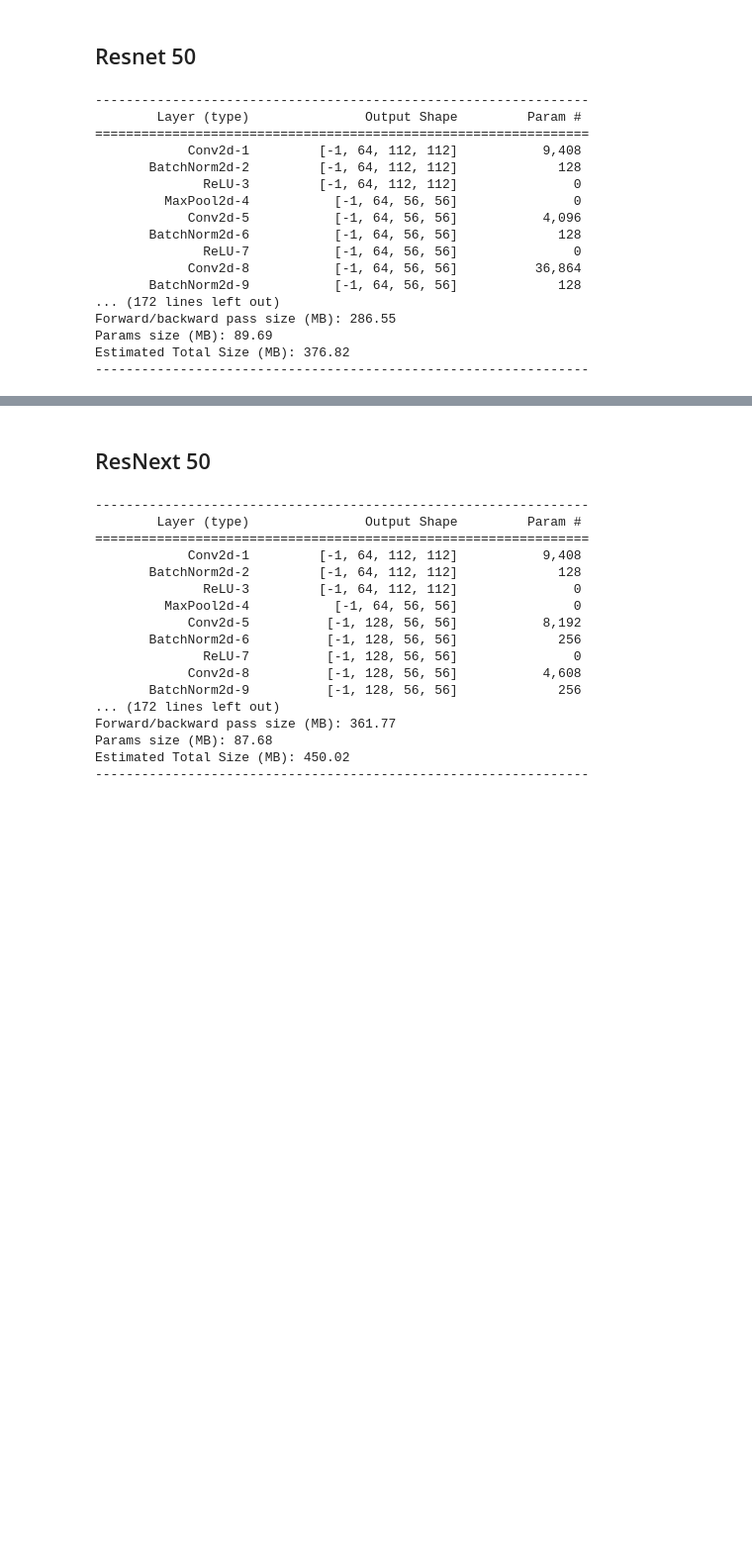
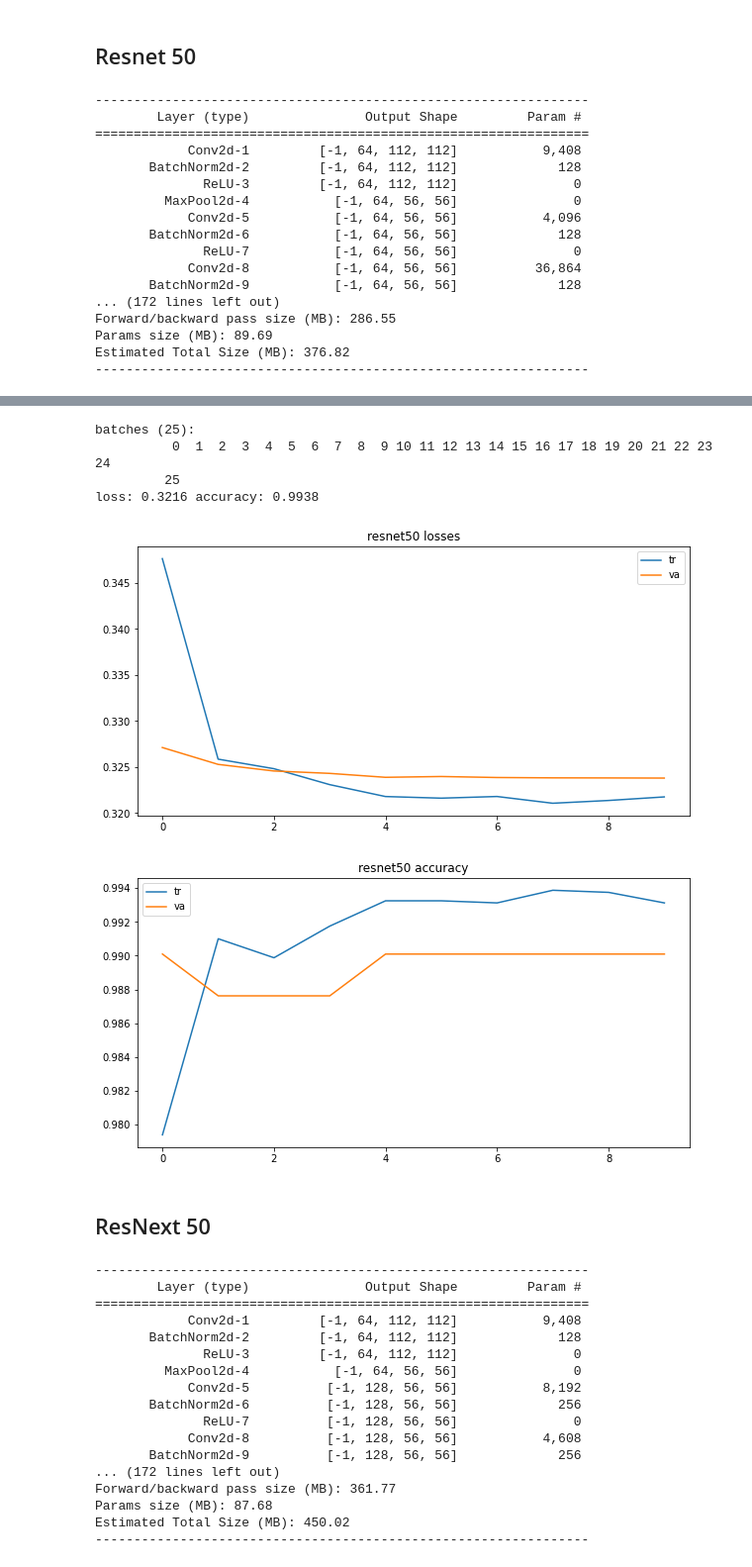
Before and after one commit to 18alantom/sc_challenges, a Jupyter notebook: week_2/Week 2 - Challenge 2.ipynb, the cells around one changed output, grey strips where cells are left out. Shown at 99% size. Saved outputs shown, nothing was run; the diff lists cells and outputs as text; code cells hidden in the pictures; blank space fills up the shorter version.

```diff
--- a/week_2/Week 2 - Challenge 2.ipynb
+++ b/week_2/Week 2 - Challenge 2.ipynb
@@ -352,7 +393,10 @@ def fit(model, optim, sched, loss_func, dl, epochs=1, is_test=False):
 
                     # Update lr if validation loss don't change none
                     if not is_tr:
-                        sched.step()
+                        if isinstance(sched, torch.optim.lr_scheduler.ReduceLROnPlateau):
+                            sched.step(loss.item())
+                        else:
+                            sched.step()
 
                 # Deaverage the loss and get correct predictions
                 batch_loss = loss.item() * bs
@@ -552,6 +655,9 @@ def transfer_learn(model,params,lr,dl):
     def prep(epochs):
          return fit(model,optim,sched,loss_function,dl,epochs)
     return prep
+
+def plot_this(this,title):
+    pd.DataFrame(this).plot(figsize=(10,5),title=title)
 # %% [markdown]
 ## Resnet 50
 # %%
@@ -575,4 +681,4 @@ Params size (MB): 89.69
 Estimated Total Size (MB): 376.82
 ----------------------------------------------------------------
 # %%
-tl_r50 = transfer_learn(nets['resnet50'],nets['resnet50'].fc.parameters(),,dl)
+tl_r50 = transfer_learn(nets['resnet50'],nets['resnet50'].fc.parameters(),0.001,dl)
@@ -585,0 +685,3 @@ plt.show()
+# %%
+epochs = 10
+metrics_r50 = tl_r50(epochs)
@@ -586,5 +702,15 @@ plt.show()
 # %%
 check_accu(nets['resnet50'],dl[TE])
+losses_,accu_ = metrics_r50
+plot_this(losses_,'resnet50 losses')
+plot_this(accu_,'resnet50 accuracy')
+# %% [output]
+batches (25):
+          0  1  2  3  4  5  6  7  8  9 10 11 12 13 14 15 16 17 18 19 20 21 22 23 24
+         25
+loss: 0.3216 accuracy: 0.9938
+[figure, added]
+[figure, added]
 # %% [markdown]
 ## ResNext 50
 # %%
```
Also changed, not shown: parts of 53 cells of this notebook, 1 other file.
